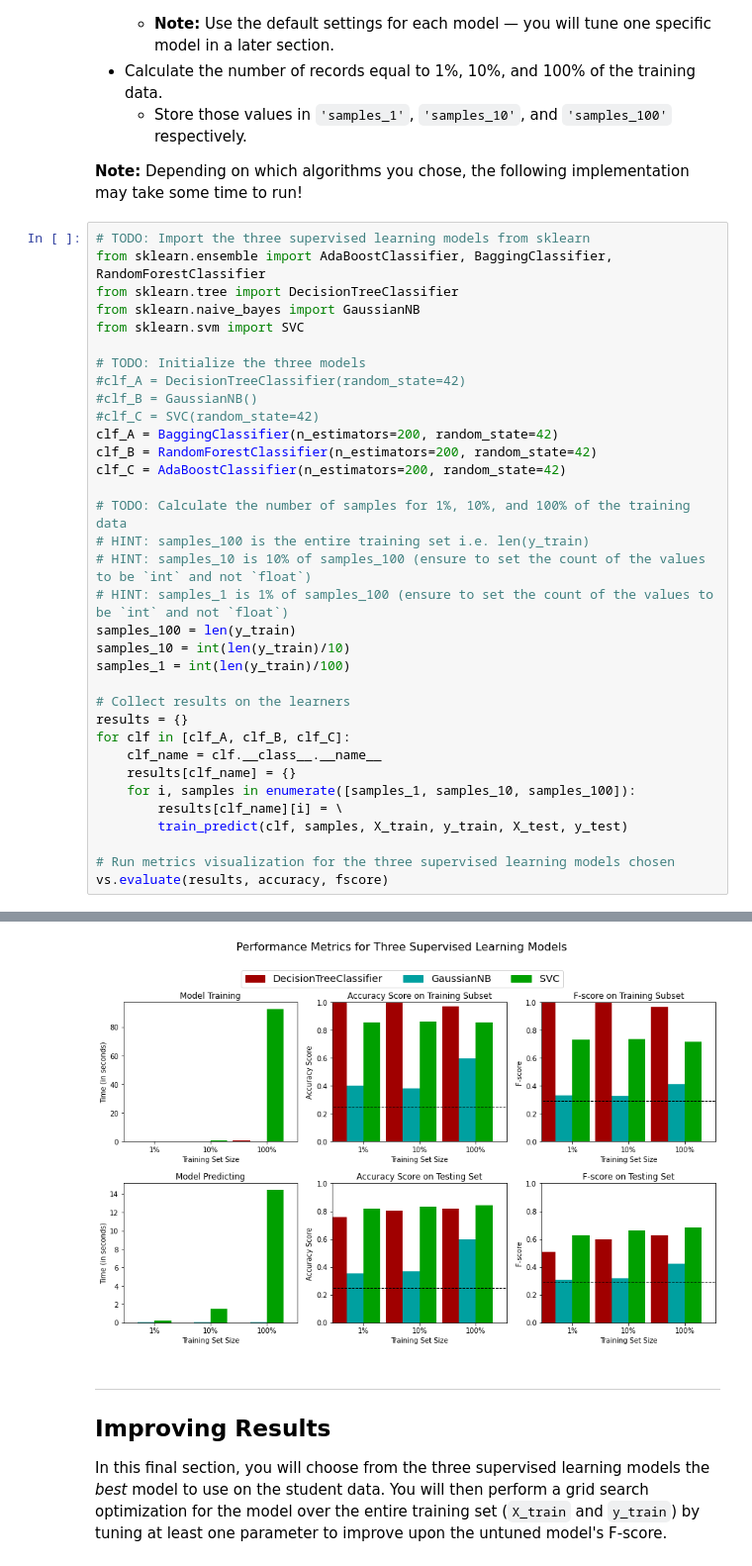
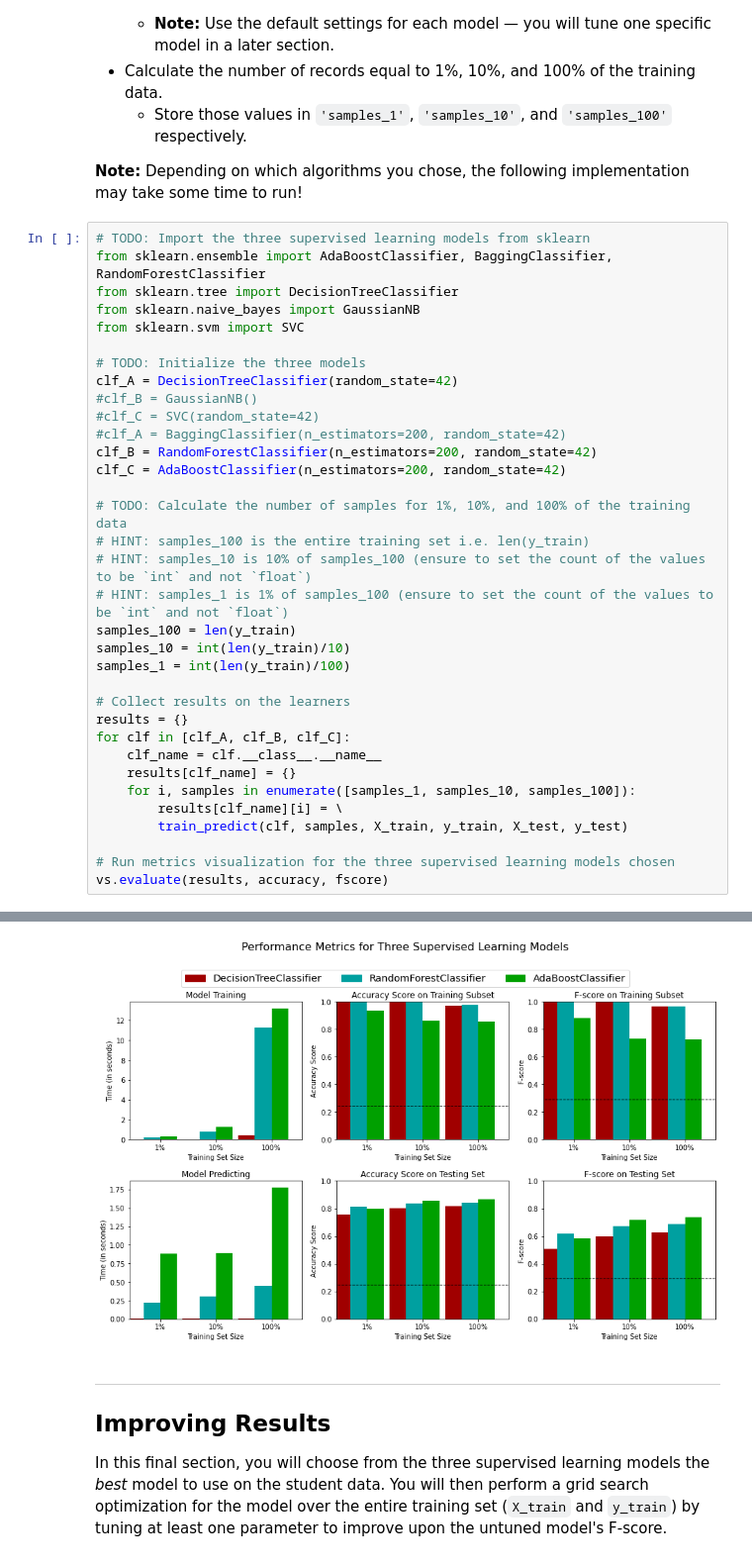
Before and after one commit to szalai-balazs-david/CharityML, a Jupyter notebook: finding_donors/finding_donors.ipynb, the cells around one changed output, grey strips where cells are left out. Shown at 99% size. Saved outputs shown, nothing was run; the diff lists cells and outputs as text.

```diff
--- a/finding_donors/finding_donors.ipynb
+++ b/finding_donors/finding_donors.ipynb
@@ -499,10 +493,10 @@ from sklearn.naive_bayes import GaussianNB
 from sklearn.svm import SVC
 
 # TODO: Initialize the three models
-#clf_A = DecisionTreeClassifier(random_state=42)
+clf_A = DecisionTreeClassifier(random_state=42)
 #clf_B = GaussianNB()
 #clf_C = SVC(random_state=42)
-clf_A = BaggingClassifier(n_estimators=200, random_state=42)
+#clf_A = BaggingClassifier(n_estimators=200, random_state=42)
 clf_B = RandomForestClassifier(n_estimators=200, random_state=42)
 clf_C = AdaBoostClassifier(n_estimators=200, random_state=42)
 
@@ -538,4 +532,4 @@ SVC trained on 36177 samples.
-[figure, old version]
+[figure, new version]
 # %% [markdown]
 ----
 ## Improving Results
```
Also changed, not shown: parts of 20 cells of this notebook, 2 other files.
